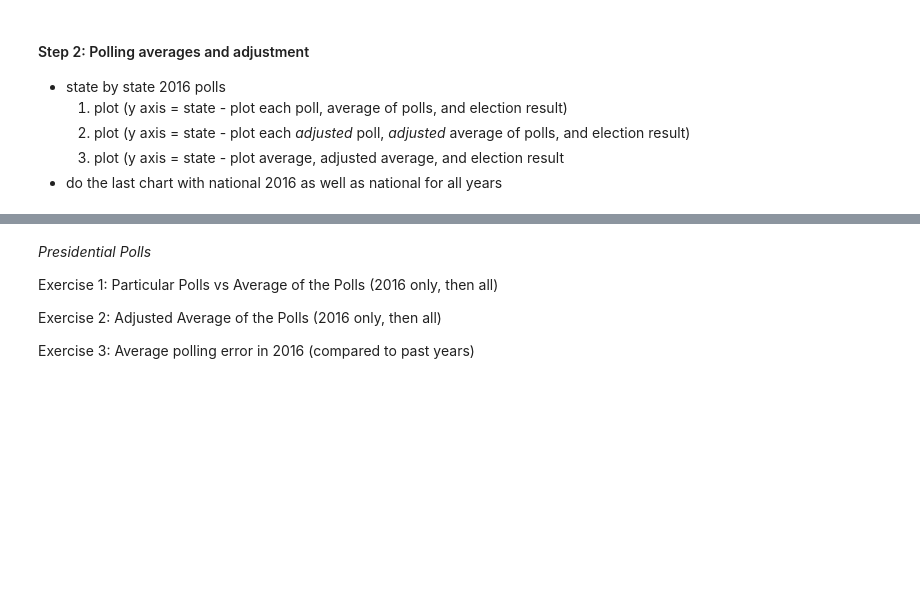
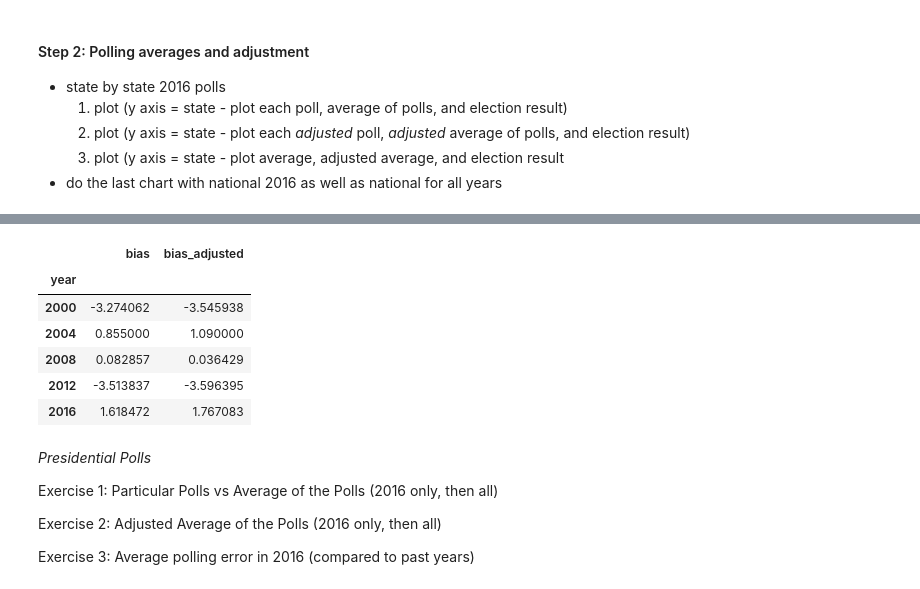
Before and after one commit to dmil/wrangler-polls, a Jupyter notebook: polling-analysis.ipynb, the cells around one changed output, grey strips where cells are left out. Cells and saved outputs as stored; diff of their text form; code cells hidden in the pictures; blank space fills up the shorter version.

```diff
--- a/polling-analysis.ipynb
+++ b/polling-analysis.ipynb
@@ -164,3 +229,13 @@ pres_polls_by_state[['year', 'bias']].groupby('year').mean()
+# %%
+pres_polls_national.groupby('year').agg({'bias': 'mean', 'bias_adjusted': 'mean'})
+# %% [output]
+|  | bias | bias_adjusted |
+| year |  |  |
+| 2000 | -3.274062 | -3.545938 |
+| 2004 | 0.855000 | 1.090000 |
+| 2008 | 0.082857 | 0.036429 |
+| 2012 | -3.513837 | -3.596395 |
+| 2016 | 1.618472 | 1.767083 |
 # %% [markdown]
 *Presidential Polls*
 
```
Also changed, not shown: parts of 12 cells of this notebook.
